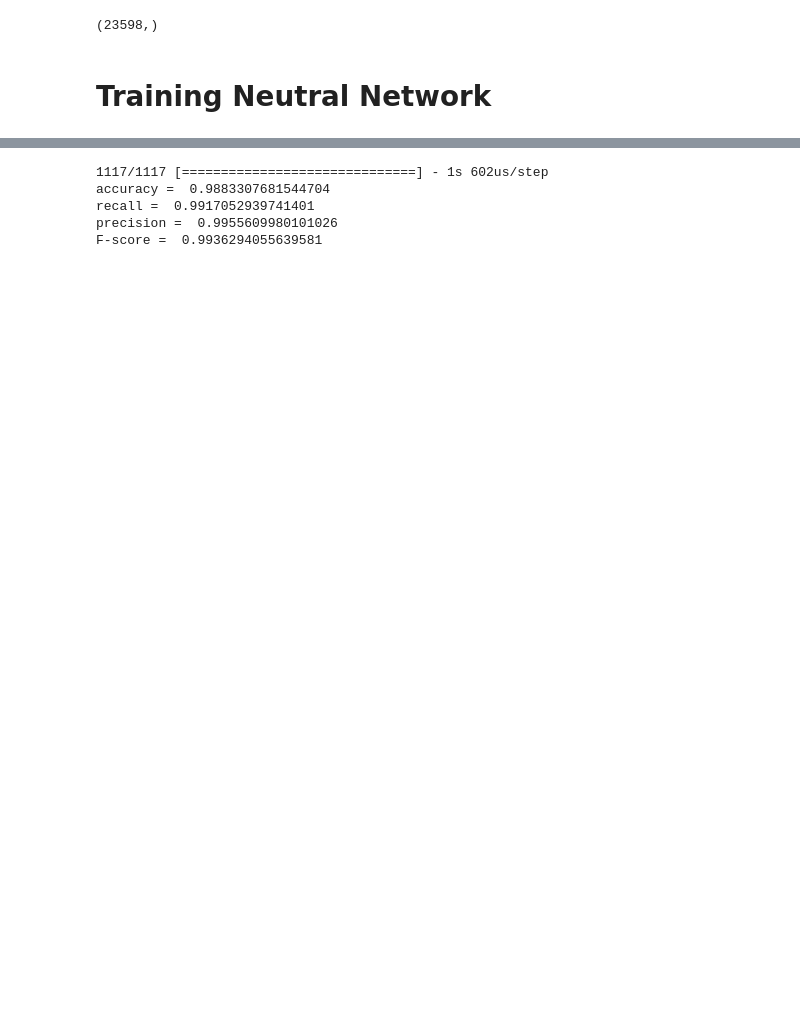
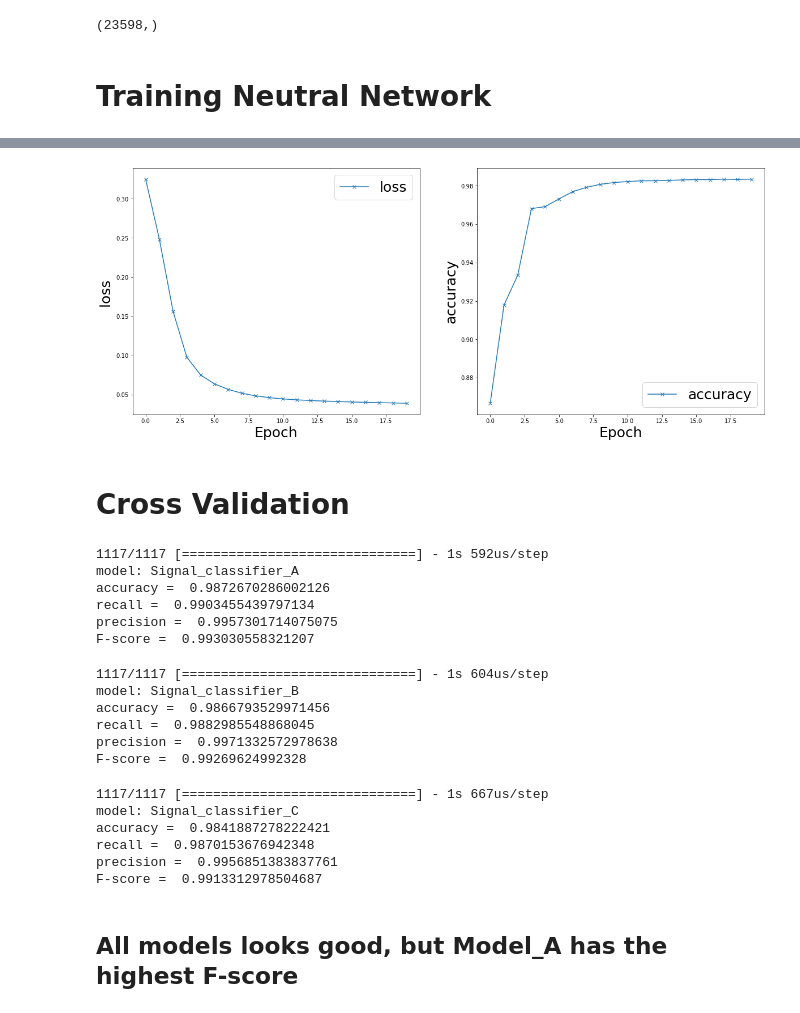
Before and after one commit to LordHao/Machine-Learning, a Jupyter notebook: Singal_classifier/signal_classification.ipynb, the cells around one changed output, grey strips where cells are left out. Cells and saved outputs as stored; diff of their text form; code cells hidden in the pictures; blank space fills up the shorter version.

```diff
--- a/Singal_classifier/signal_classification.ipynb
+++ b/Singal_classifier/signal_classification.ipynb
@@ -400 +400,12 @@ _________________________________________________________________
+# %%
+model_C = Sequential([                  # a shallow model with sigmoid activation in hidden layers
+    tf.keras.Input(shape=(x_tr.shape[1],)),
+    Dense(12, activation="sigmoid"),
+    Dense(6, activation="sigmoid"),
+    Dense(1, activation="linear"),
+    ] ,name = "Signal_classifier_C" )
+
+model_C.compile(loss = BinaryCrossentropy(from_logits=True),
+              optimizer = Adam(5e-4),
+              metrics=['accuracy'])
 # %%
@@ -419,0 +451,2 @@ Epoch 50/50
+# %%
+history_C = model_C.fit(x_tr_M, y_tr, batch_size = 64, epochs = 20,shuffle=True)
@@ -424,8 +479,35 @@ plot_loss_tf(history)
+# %%
+plot_loss_tf(history_C)
+# %% [output]
+[figure, added]
+# %% [markdown]
+# Cross Validation
 # %%
-accuracy,recall,precision,Fs = bc_eva(model,x_te_M,y_te)
+accuracy,recall,precision,Fs = bc_eva(model_A,x_cv_M,y_cv)
 # %% [output]
-1117/1117 [==============================] - 1s 602us/step
-accuracy =  0.9883307681544704
-recall =  0.9917052939741401
-precision =  0.9955609980101026
-F-score =  0.9936294055639581
+1117/1117 [==============================] - 1s 592us/step
+model: Signal_classifier_A
+accuracy =  0.9872670286002126
+recall =  0.9903455439797134
+precision =  0.9957301714075075
+F-score =  0.993030558321207
+# %%
+accuracy,recall,precision,Fs = bc_eva(model_B,x_cv_M,y_cv)
+# %% [output]
+1117/1117 [==============================] - 1s 604us/step
+model: Signal_classifier_B
+accuracy =  0.9866793529971456
+recall =  0.9882985548868045
+precision =  0.9971332572978638
+F-score =  0.99269624992328
+# %%
+accuracy,recall,precision,Fs = bc_eva(model_C,x_cv_M,y_cv)
+# %% [output]
+1117/1117 [==============================] - 1s 667us/step
+model: Signal_classifier_C
+accuracy =  0.9841887278222421
+recall =  0.9870153676942348
+precision =  0.9956851383837761
+F-score =  0.9913312978504687
+# %% [markdown]
+## All models looks good, but Model_A has the highest F-score
```
Also changed, not shown: parts of 26 cells of this notebook.
